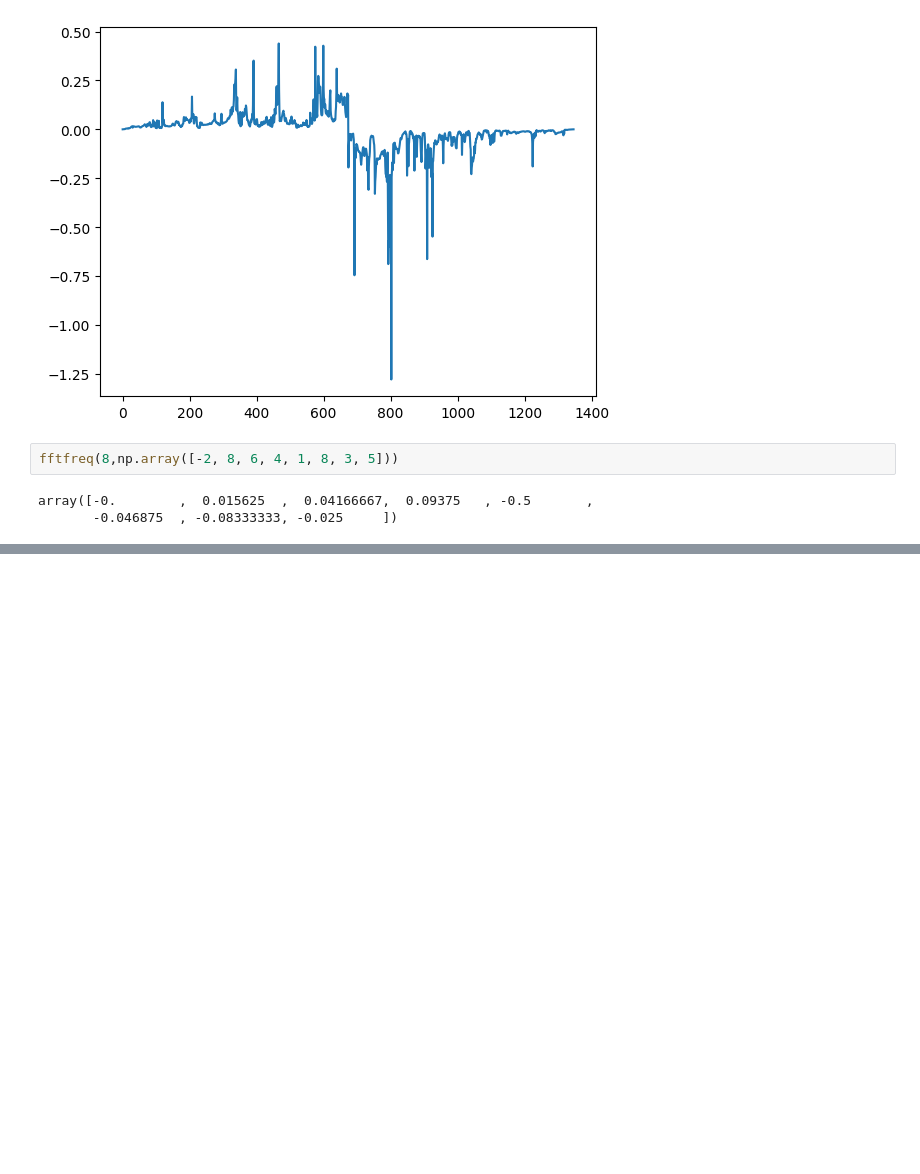
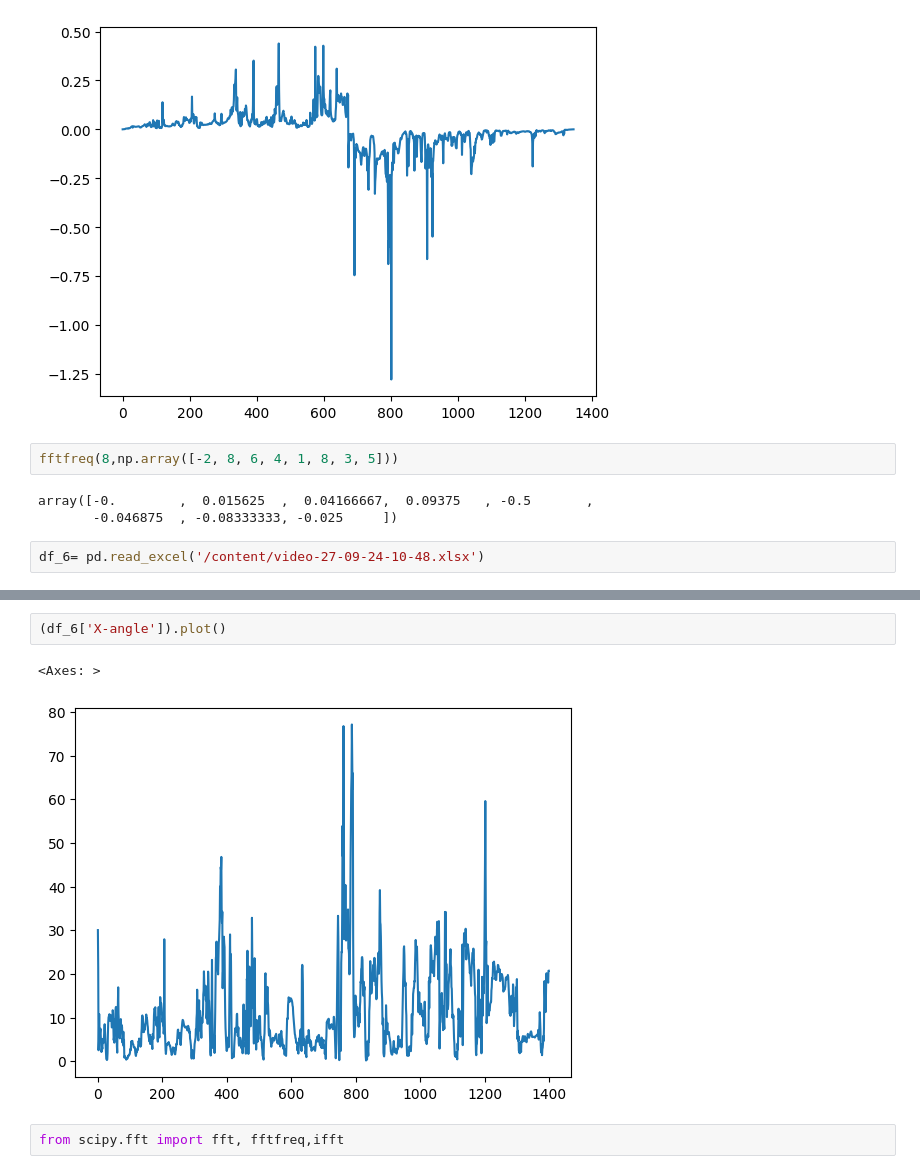
Before and after one commit to vn322/Sport-University, a Jupyter notebook: kata1.ipynb, the cells around one changed output, grey strips where cells are left out. Saved outputs shown, nothing was run; the diff lists cells and outputs as text; blank space fills up the shorter version.

```diff
--- a/kata1.ipynb
+++ b/kata1.ipynb
@@ -867,3 +867,5 @@ fftfreq(8,np.array([-2, 8, 6, 4, 1, 8, 3, 5]))
 # %% [output]
 array([-0.        ,  0.015625  ,  0.04166667,  0.09375   , -0.5       ,
        -0.046875  , -0.08333333, -0.025     ])
+# %%
+df_6= pd.read_excel('/content/video-27-09-24-10-48.xlsx')
@@ -869,0 +892,7 @@ array([-0.        ,  0.015625  ,  0.04166667,  0.09375   , -0.5       ,
+# %%
+(df_6['X-angle']).plot()
+# %% [output]
+<Axes: >
+[figure, added]
+# %%
+from scipy.fft import fft, fftfreq,ifft
```
Also changed, not shown: parts of 6 cells of this notebook.
